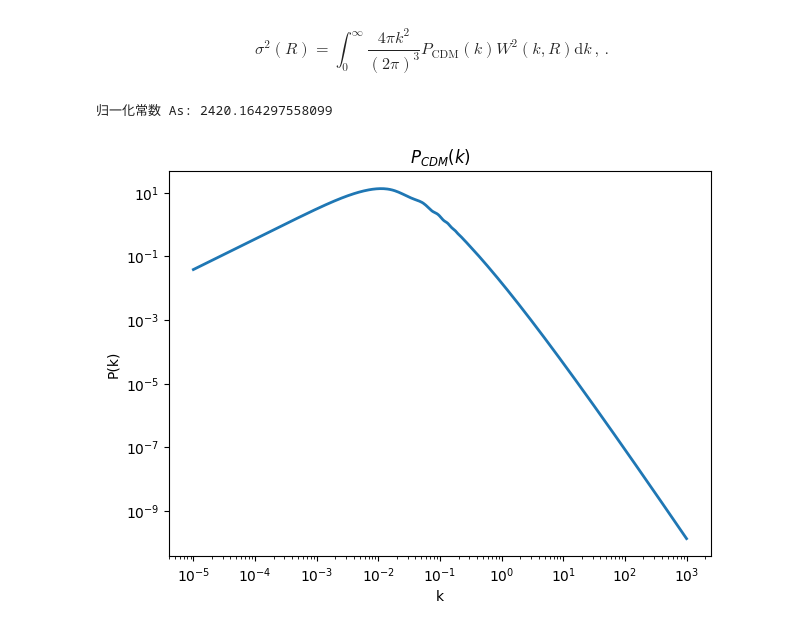
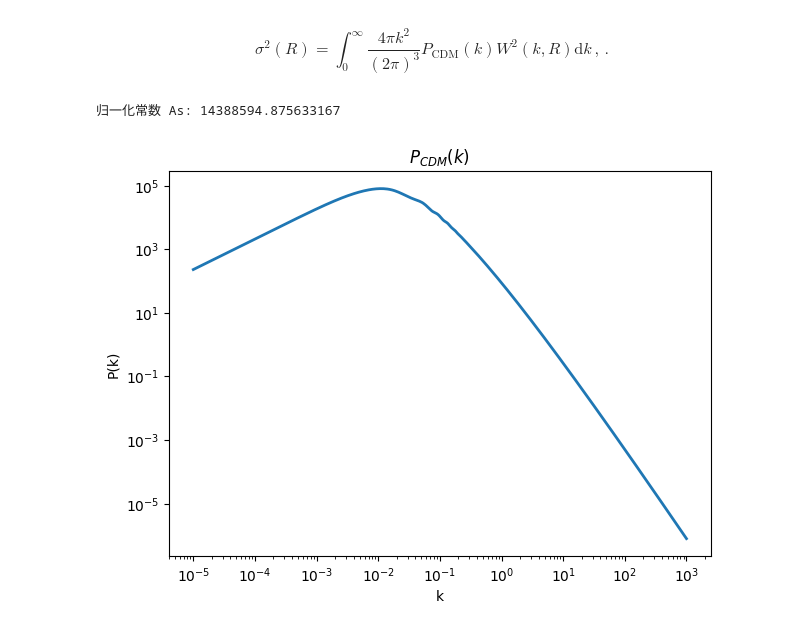
Before and after one commit to Dawn-19/sci-py-archer-course, a Jupyter notebook: homework/homework1/HW_QZC_1.ipynb, the cells around one changed output. Cells and saved outputs as stored; diff of their text form; code cells hidden in the pictures.

```diff
--- a/homework/homework1/HW_QZC_1.ipynb
+++ b/homework/homework1/HW_QZC_1.ipynb
@@ -87,7 +87,7 @@ $$
 \sigma ^{2 }(R) = \int_{0}^{\infty } \frac{4\pi k^{2 }}{(2\pi)^{3 }} P_{\mathrm{CDM}} (k)W^{2 }(k,R)\mathrm{d}k\,,\tag{$2$}\,.
 $$
 # %%
-def sigma_R(R):
+def sigma2_R(R):
     k_min = 1e-5
     k_max = 1e5
 
@@ -97,28 +97,29 @@ def sigma_R(R):
     integrand = k**3 * P_cdm_0(k) * Windows(k, R)**2
     sigma2 = np.trapezoid(integrand, x) / (2 * np.pi**2)
 
-    return np.sqrt(sigma2)
+    return sigma2
 # %%
-
-As = 0.82**2/sigma_R(8.0)
-print(f'归一化常数 As: {As}')
+h = 0.6774
+R_0 = 8.0 / h
+A_s = 0.82**2/sigma2_R(R_0)
+print(f'归一化常数 As: {A_s}')
 # %% [output]
-归一化常数 As: 2420.164297558099
+归一化常数 As: 14388594.875633167
 # %%
 def P_cdm(k):
     n_s = 0.96
-    return As * k**n_s * Tk(k)**2
+    return A_s * k**n_s * Tk(k)**2
 
 k_values = np.logspace(-5, 3, 400)
 P_CDM_k_values = P_cdm(k_values)
 
 plt.figure(figsize=(7, 5))
 plt.loglog(k_values, P_CDM_k_values, '-', lw=2)
 plt.xlabel('k')
 plt.ylabel('P(k)')
 plt.title('$P_{{CDM}}(k)$')
 # plt.grid(True, which='both', ls='--', alpha=0.4)
 # plt.legend()
 plt.show()
 # %% [output]
-[figure, old version]
+[figure, new version]
```
Also changed, not shown: parts of 6 cells of this notebook, 6 other files.
